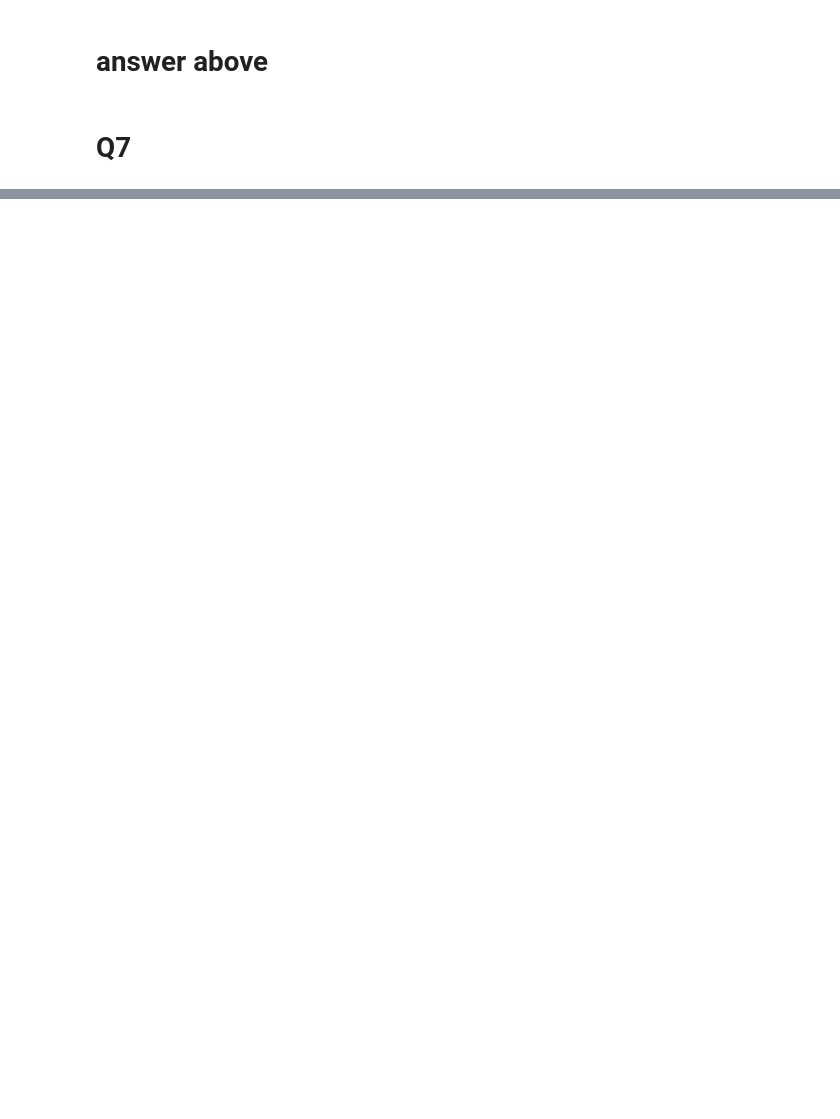
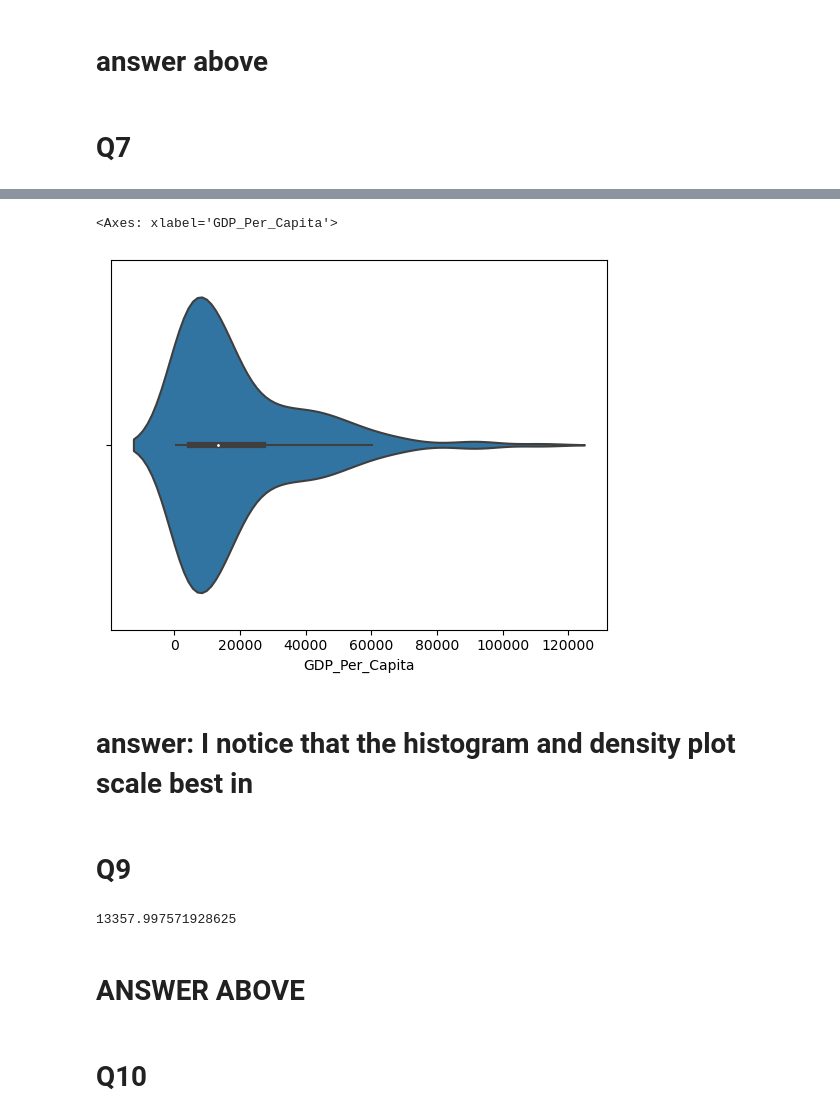
Before and after one commit to NSS-Data-Analytics-Cohort-11/undata-Berat-rex, a Jupyter notebook: notebook/UN_data_analysis_DA11.ipynb, the cells around one changed output, grey strips where cells are left out. Saved outputs shown, nothing was run; the diff lists cells and outputs as text; code cells hidden in the pictures; blank space fills up the shorter version.

```diff
--- a/notebook/UN_data_analysis_DA11.ipynb
+++ b/notebook/UN_data_analysis_DA11.ipynb
@@ -76,0 +187,17 @@ gdpdf.rename(columns={'Country or Area': 'Country', 'Year': 'Year', 'Value': 'GD
+# %%
+sns.violinplot(x = gdpdf_2020['GDP_Per_Capita'])
+# %% [output]
+<Axes: xlabel='GDP_Per_Capita'>
+[figure, added]
+# %% [markdown]
+# answer: I notice that the histogram and density plot scale best in
+# %% [markdown]
+# Q9
+# %%
+gdpdf_2020['GDP_Per_Capita'].median()
+# %% [output]
+13357.997571928625
+# %% [markdown]
+# ANSWER ABOVE
+# %% [markdown]
+# Q10
```
Also changed, not shown: parts of 79 cells of this notebook.
